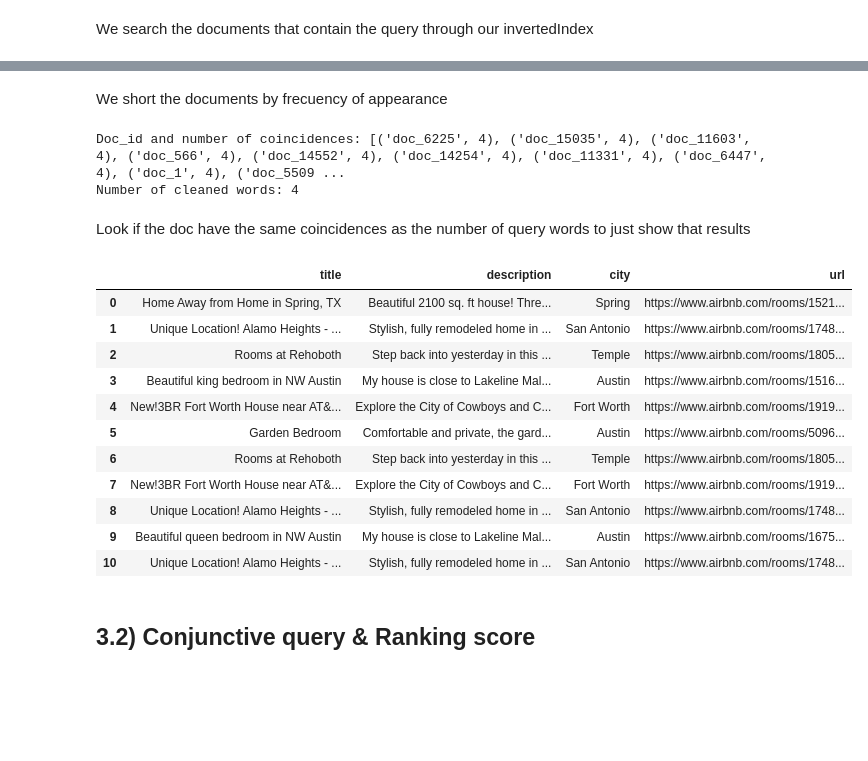
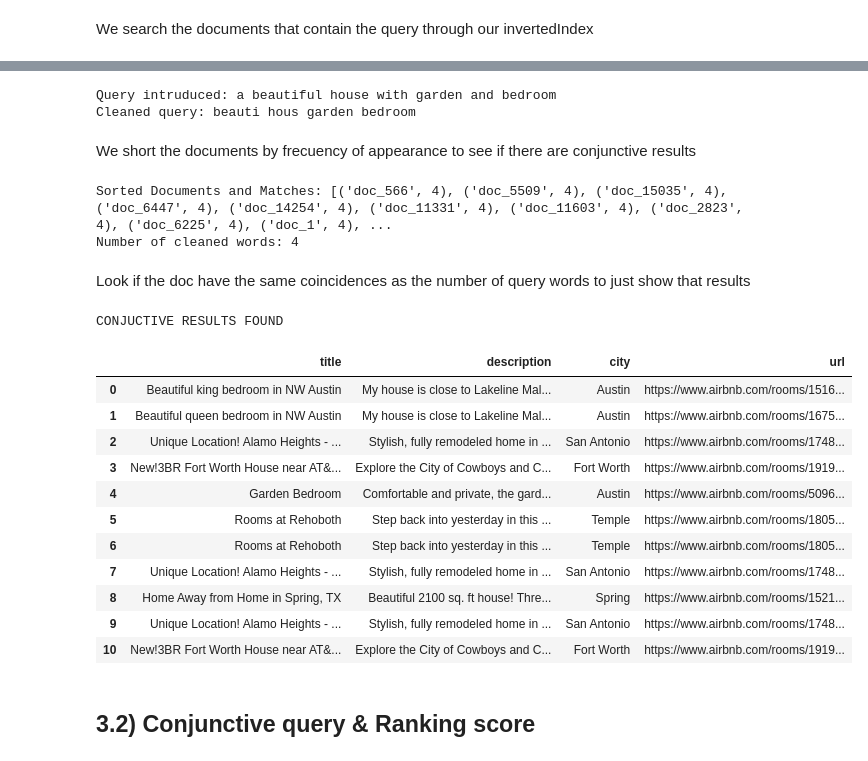
Before and after one commit to sanxlop/ADM-HW3-28, a Jupyter notebook: Homework_3.ipynb, the cells around one changed output, grey strips where cells are left out. Cells and saved outputs as stored; diff of their text form; code cells hidden in the pictures; blank space fills up the shorter version.

```diff
--- a/Homework_3.ipynb
+++ b/Homework_3.ipynb
@@ -154,49 +149,53 @@ Cleaned query: beauti hous bedroom garden
+# %%
+# Compute the search with the query and obtain a dictionary with the number of matches
+searchedResults = library.searchQueryConjunctive(invertedIndex, query)
+# %% [output]
+Query intruduced: a beautiful house with garden and bedroom
+Cleaned query: beauti hous garden bedroom
 # %% [markdown]
-We short the documents by frecuency of appearance
+We short the documents by frecuency of appearance to see if there are conjunctive results
 # %%
-# Short the results
+# Sort the results
 sortedResults = sorted(searchedResults.items(), key=lambda kv: -kv[1])
-# Print 10 shorted results
-print(BOLD + 'Doc_id and number of coincidences: ' + END + str(sortedResults[0:12]))
+# Print 12 sorted results
+print(BOLD + 'Sorted Documents and Matches: ' + END + str(sortedResults[0:12]))
 # Find how many cleaned words contain the query
 numberOfQueryWords = len( library.cleanString(query).split() )
 print(BOLD + 'Number of cleaned words: ' + END + str(numberOfQueryWords))
 # %% [output]
-Doc_id and number of coincidences: [('doc_6225', 4), ('doc_15035', 4), ('doc_11603', 4), ('doc_566', 4), ('doc_14552', 4), ('doc_14254', 4), ('doc_11331', 4), ('doc_6447', 4), ('doc_1', 4), ('doc_5509 ...
+Sorted Documents and Matches: [('doc_566', 4), ('doc_5509', 4), ('doc_15035', 4), ('doc_6447', 4), ('doc_14254', 4), ('doc_11331', 4), ('doc_11603', 4), ('doc_2823', 4), ('doc_6225', 4), ('doc_1', 4), ...
 Number of cleaned words: 4
 # %% [markdown]
 Look if the doc have the same coincidences as the number of query words to just show that results
-# %%
-# List of pandas df
-dfs = []
-# Loop through all the sorted resulst and see if the number of coincidences is equal to the number of words of the query
-for i in range(0, len(sortedResults)):
-    if sortedResults[i][1] == numberOfQueryWords:
-        #print(i, sortedResults[i][0])
-        dfs.append(pd.read_csv('documents/'+sortedResults[i][0]+'.tsv', sep='\t', encoding='utf-8', usecols=['title', 'description', 'city', 'url']))
-
-if(len(dfs) != 0):
-    # Concatenate all data into one DataFrame
-    big_frame = pd.concat(dfs, ignore_index=True)
-    # Reorder columns
-    df = big_frame.loc[:, ['title', 'description', 'city', 'url']]
-    # Display dataframe result of the query
-    display(df)
-else:
-    print("No conjuctive results found")
-# %% [output]
-|  | title | description | city | url |
-| 0 | Home Away from Home in Spring, TX | Beautiful 2100 sq. ft house! Thre... | Spring | https://www.airbnb.com/rooms/1521... |
-| 1 | Unique Location! Alamo Heights - ... | Stylish, fully remodeled home in ... | San Antonio | https://www.airbnb.com/rooms/1748... |
-| 2 | Rooms at Rehoboth | Step back into yesterday in this ... | Temple | https://www.airbnb.com/rooms/1805... |
-| 3 | Beautiful king bedroom in NW Austin | My house is close to Lakeline Mal... | Austin | https://www.airbnb.com/rooms/1516... |
-| 4 | New!3BR Fort Worth House near AT&... | Explore the City of Cowboys and C... | Fort Worth | https://www.airbnb.com/rooms/1919... |
-| 5 | Garden Bedroom | Comfortable and private, the gard... | Austin | https://www.airbnb.com/rooms/5096... |
-| 6 | Rooms at Rehoboth | Step back into yesterday in this ... | Temple | https://www.airbnb.com/rooms/1805... |
-| 7 | New!3BR Fort Worth House near AT&... | Explore the City of Cowboys and C... | Fort Worth | https://www.airbnb.com/rooms/1919... |
-| 8 | Unique Location! Alamo Heights - ... | Stylish, fully remodeled home in ... | San Antonio | https://www.airbnb.com/rooms/1748... |
-| 9 | Beautiful queen bedroom in NW Austin | My house is close to Lakeline Mal... | Austin | https://www.airbnb.com/rooms/1675... |
-| 10 | Unique Location! Alamo Heights - ... | Stylish, fully remodeled home in ... | San Antonio | https://www.airbnb.com/rooms/1748... |
+# %%
+# Compute a list of conjunctive matches containing each tsv file
+listMatches = library.listOfConjunctiveMatches(searchedResults, numberOfQueryWords)
+
+# If dfs_match is not empty, process the results, if not print no results
+if(len(listMatches) != 0):
+    print(BOLD + "CONJUCTIVE RESULTS FOUND" + END)
+    # Concatenate all data into one DataFrame
+    big_frame = pd.concat(listMatches, ignore_index=True)
+    # Reorder columns
+    df = big_frame.loc[:, ['title', 'description', 'city', 'url']]
+    # Display dataframe result of the query
+    display(df)
+else:
+    print(BOLD + "NO CONJUCTIVE RESULTS FOUND" + END)
+# %% [output]
+CONJUCTIVE RESULTS FOUND
+|  | title | description | city | url |
+| 0 | Beautiful king bedroom in NW Austin | My house is close to Lakeline Mal... | Austin | https://www.airbnb.com/rooms/1516... |
+| 1 | Beautiful queen bedroom in NW Austin | My house is close to Lakeline Mal... | Austin | https://www.airbnb.com/rooms/1675... |
+| 2 | Unique Location! Alamo Heights - ... | Stylish, fully remodeled home in ... | San Antonio | https://www.airbnb.com/rooms/1748... |
+| 3 | New!3BR Fort Worth House near AT&... | Explore the City of Cowboys and C... | Fort Worth | https://www.airbnb.com/rooms/1919... |
+| 4 | Garden Bedroom | Comfortable and private, the gard... | Austin | https://www.airbnb.com/rooms/5096... |
+| 5 | Rooms at Rehoboth | Step back into yesterday in this ... | Temple | https://www.airbnb.com/rooms/1805... |
+| 6 | Rooms at Rehoboth | Step back into yesterday in this ... | Temple | https://www.airbnb.com/rooms/1805... |
+| 7 | Unique Location! Alamo Heights - ... | Stylish, fully remodeled home in ... | San Antonio | https://www.airbnb.com/rooms/1748... |
+| 8 | Home Away from Home in Spring, TX | Beautiful 2100 sq. ft house! Thre... | Spring | https://www.airbnb.com/rooms/1521... |
+| 9 | Unique Location! Alamo Heights - ... | Stylish, fully remodeled home in ... | San Antonio | https://www.airbnb.com/rooms/1748... |
+| 10 | New!3BR Fort Worth House near AT&... | Explore the City of Cowboys and C... | Fort Worth | https://www.airbnb.com/rooms/1919... |
 # %% [markdown]
 ## 3.2) Conjunctive query & Ranking score
 # %% [markdown]
```
Also changed, not shown: parts of 15 cells of this notebook, 1 other file.
